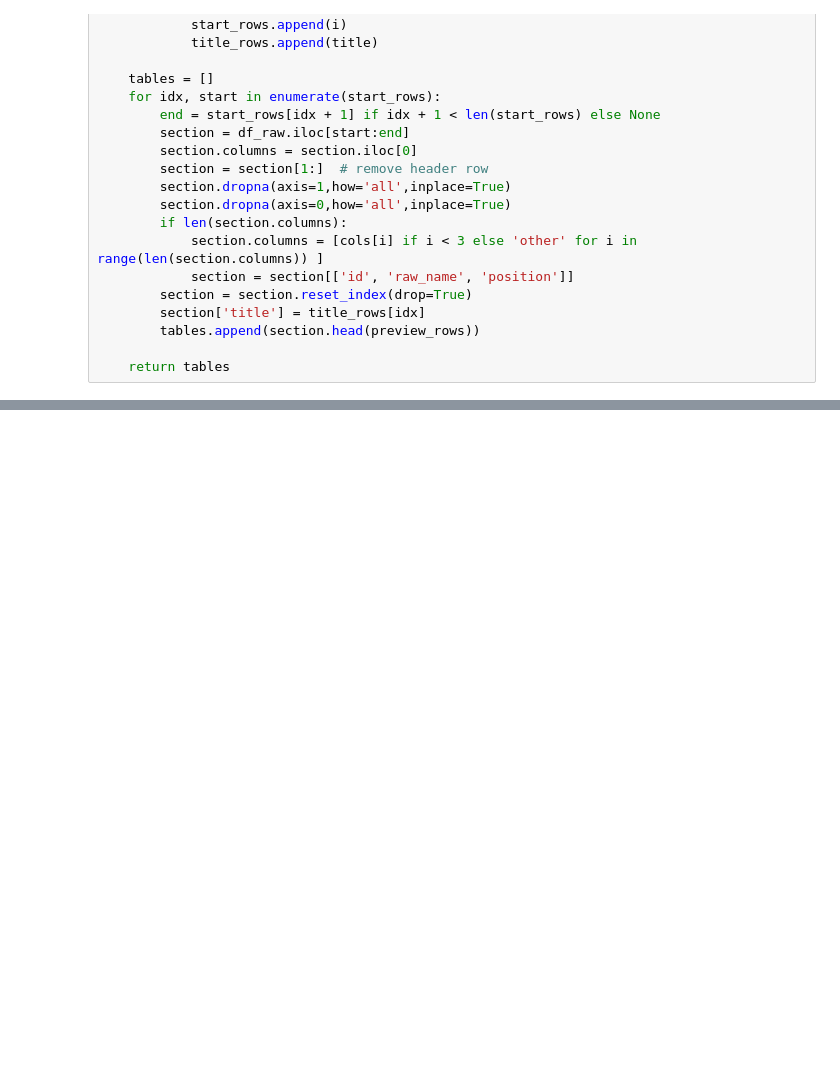
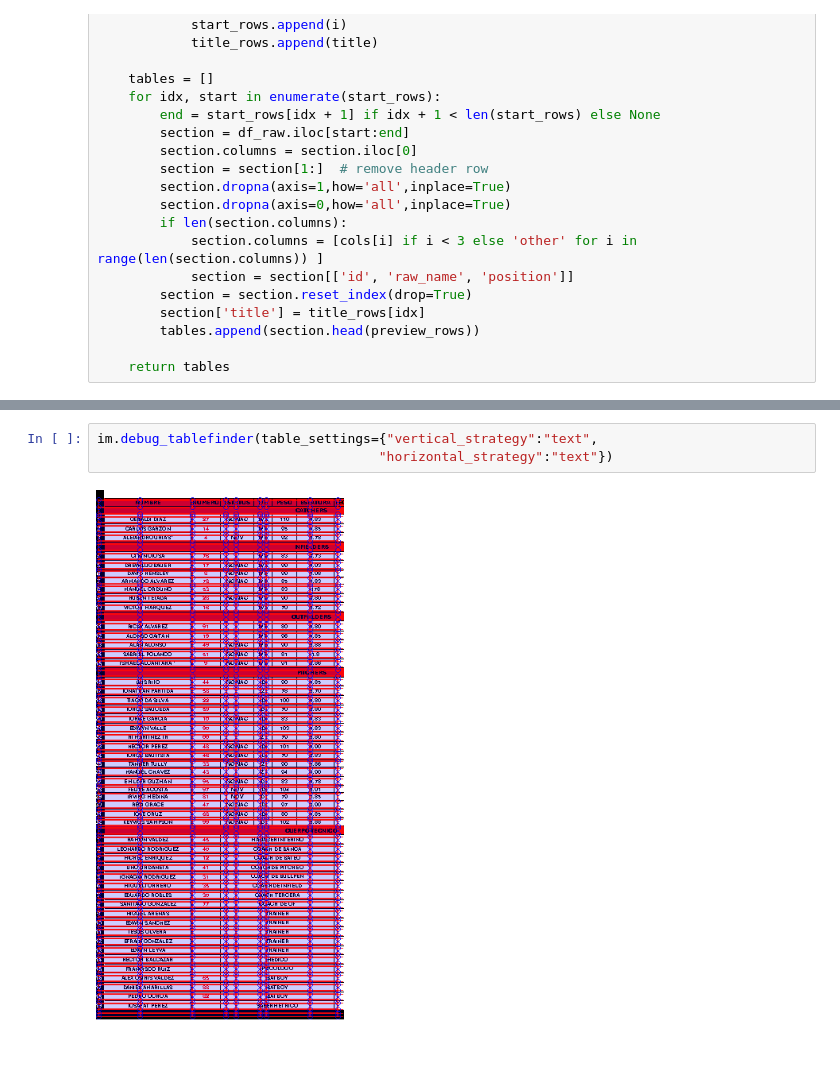
Before and after one commit to serch86/Plataform_LMB, a Jupyter notebook: backend/python/ocr_1_0.ipynb, the cells around one changed output, grey strips where cells are left out. Cells and saved outputs as stored; diff of their text form; blank space fills up the shorter version.

```diff
--- a/backend/python/ocr_1_0.ipynb
+++ b/backend/python/ocr_1_0.ipynb
@@ -140,0 +170,5 @@ for filename, sections in preview.items():
+# %%
+im.debug_tablefinder(table_settings={"vertical_strategy":"text",
+                                    "horizontal_strategy":"text"})
+# %% [output]
+[figure, added]
```
Also changed, not shown: parts of 10 cells of this notebook.
